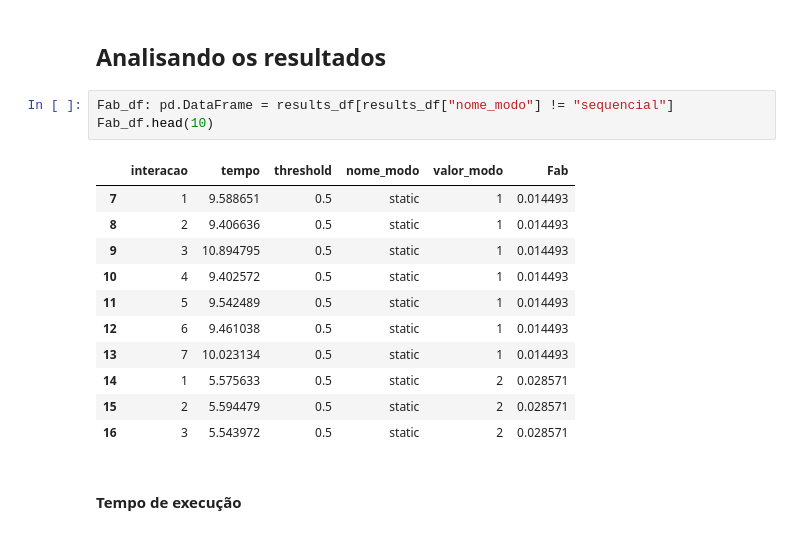
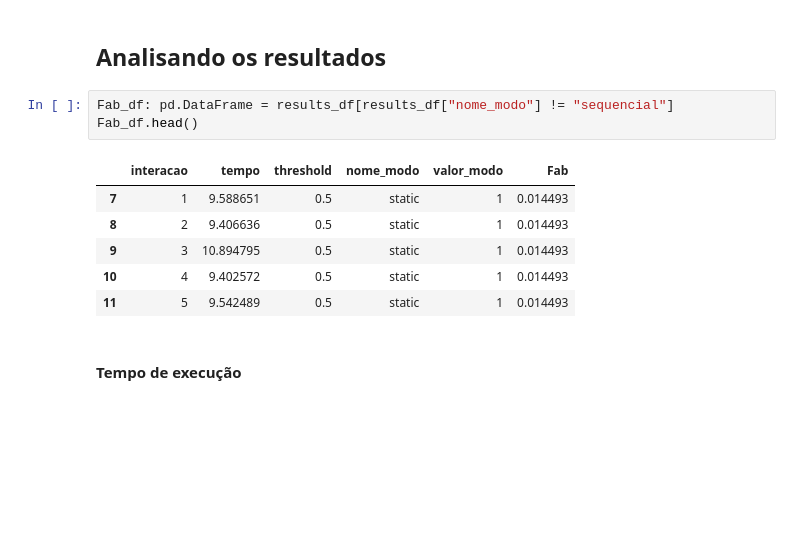
Before and after one commit to igorssant/UESC-codigos-pos-graduacao, a Jupyter notebook: processamento_paralelo/presentation/main.ipynb, the cells around one changed output. Cells and saved outputs as stored; diff of their text form; blank space fills up the shorter version.

```diff
--- a/processamento_paralelo/presentation/main.ipynb
+++ b/processamento_paralelo/presentation/main.ipynb
@@ -1407,19 +1407,14 @@ Valor máximo: 0.52222222
 ## Analisando os resultados
 # %%
 Fab_df: pd.DataFrame = results_df[results_df["nome_modo"] != "sequencial"]
-Fab_df.head(10)
+Fab_df.head()
 # %% [output]
 |  | interacao | tempo | threshold | nome_modo | valor_modo | Fab |
 | 7 | 1 | 9.588651 | 0.5 | static | 1 | 0.014493 |
 | 8 | 2 | 9.406636 | 0.5 | static | 1 | 0.014493 |
 | 9 | 3 | 10.894795 | 0.5 | static | 1 | 0.014493 |
 | 10 | 4 | 9.402572 | 0.5 | static | 1 | 0.014493 |
 | 11 | 5 | 9.542489 | 0.5 | static | 1 | 0.014493 |
-| 12 | 6 | 9.461038 | 0.5 | static | 1 | 0.014493 |
-| 13 | 7 | 10.023134 | 0.5 | static | 1 | 0.014493 |
-| 14 | 1 | 5.575633 | 0.5 | static | 2 | 0.028571 |
-| 15 | 2 | 5.594479 | 0.5 | static | 2 | 0.028571 |
-| 16 | 3 | 5.543972 | 0.5 | static | 2 | 0.028571 |
 # %% [markdown]
 #### Tempo de execução
 # %%
```
Also changed, not shown: parts of 2 cells of this notebook.
